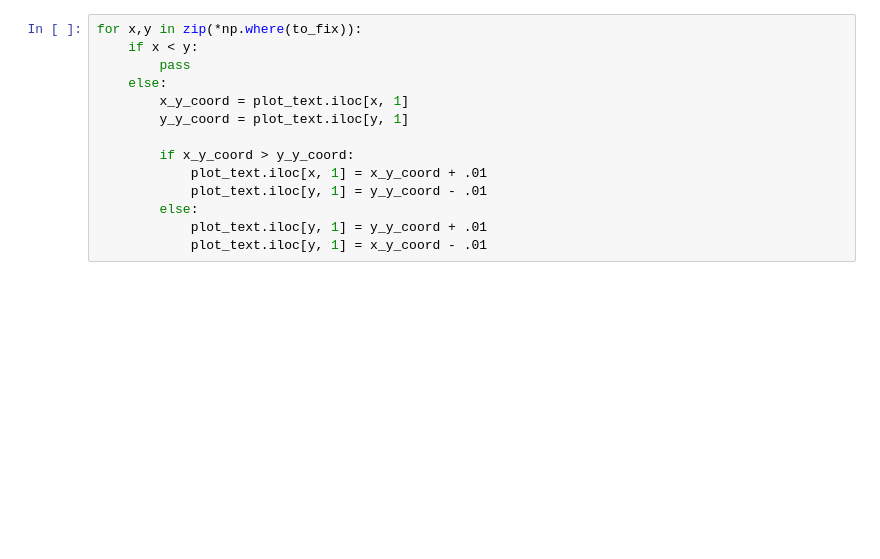
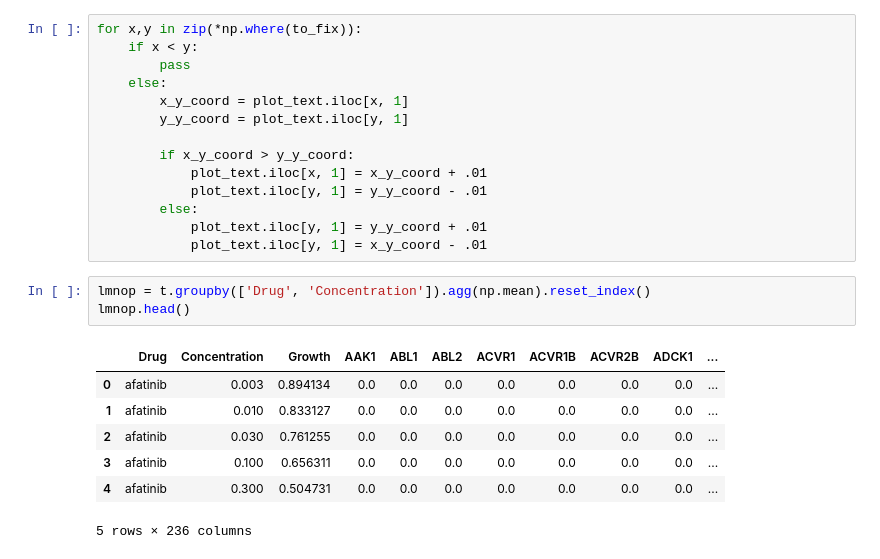
Before and after one commit to gomezlab/kinotypeClusteringAndRegression, a Jupyter notebook: src/09_revisedIntensities.ipynb, the cells around one changed output. Cells and saved outputs as stored; diff of their text form; blank space fills up the shorter version.

```diff
--- a/src/09_revisedIntensities.ipynb
+++ b/src/09_revisedIntensities.ipynb
@@ -529,3 +518,14 @@ for x,y in zip(*np.where(to_fix)):
         else:
             plot_text.iloc[y, 1] = y_y_coord + .01
             plot_text.iloc[y, 1] = x_y_coord - .01
+# %%
+lmnop = t.groupby(['Drug', 'Concentration']).agg(np.mean).reset_index()
+lmnop.head()
+# %% [output]
+|  | Drug | Concentration | Growth | AAK1 | ABL1 | ABL2 | ACVR1 | ACVR1B | ACVR2B | ADCK1 | ... |
+| 0 | afatinib | 0.003 | 0.894134 | 0.0 | 0.0 | 0.0 | 0.0 | 0.0 | 0.0 | 0.0 | ... |
+| 1 | afatinib | 0.010 | 0.833127 | 0.0 | 0.0 | 0.0 | 0.0 | 0.0 | 0.0 | 0.0 | ... |
+| 2 | afatinib | 0.030 | 0.761255 | 0.0 | 0.0 | 0.0 | 0.0 | 0.0 | 0.0 | 0.0 | ... |
+| 3 | afatinib | 0.100 | 0.656311 | 0.0 | 0.0 | 0.0 | 0.0 | 0.0 | 0.0 | 0.0 | ... |
+| 4 | afatinib | 0.300 | 0.504731 | 0.0 | 0.0 | 0.0 | 0.0 | 0.0 | 0.0 | 0.0 | ... |
+5 rows × 236 columns
```
Also changed, not shown: parts of 17 cells of this notebook.
